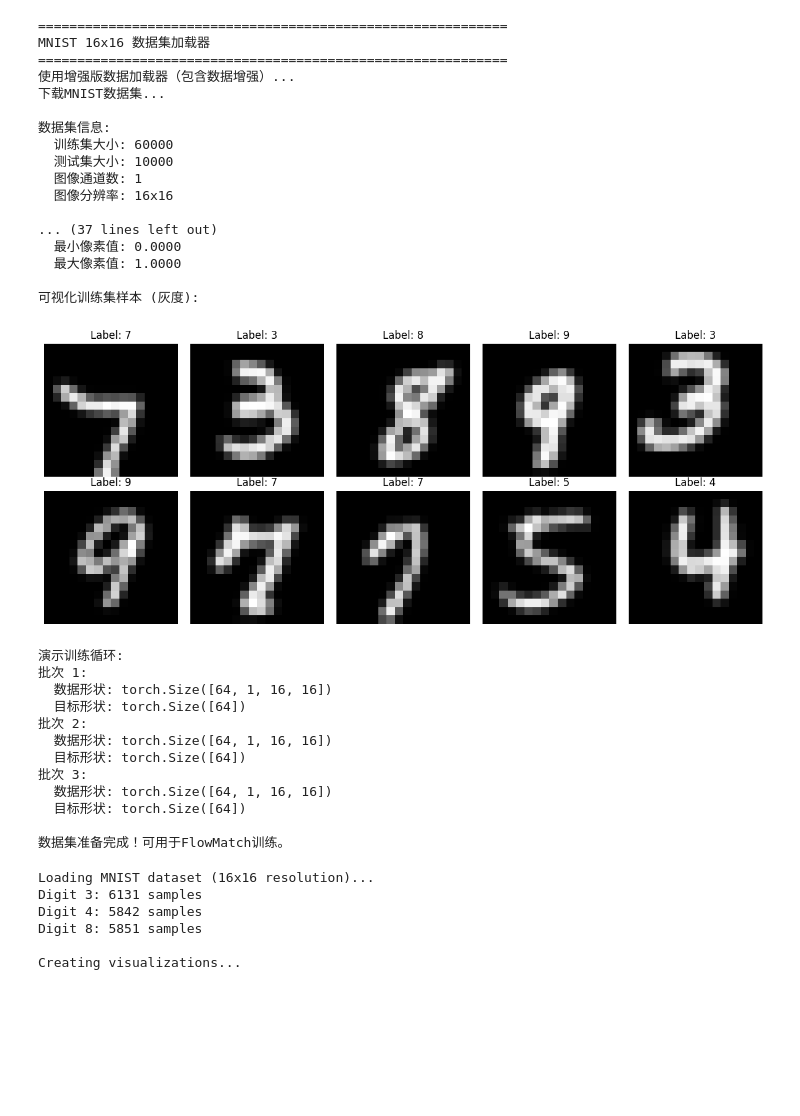
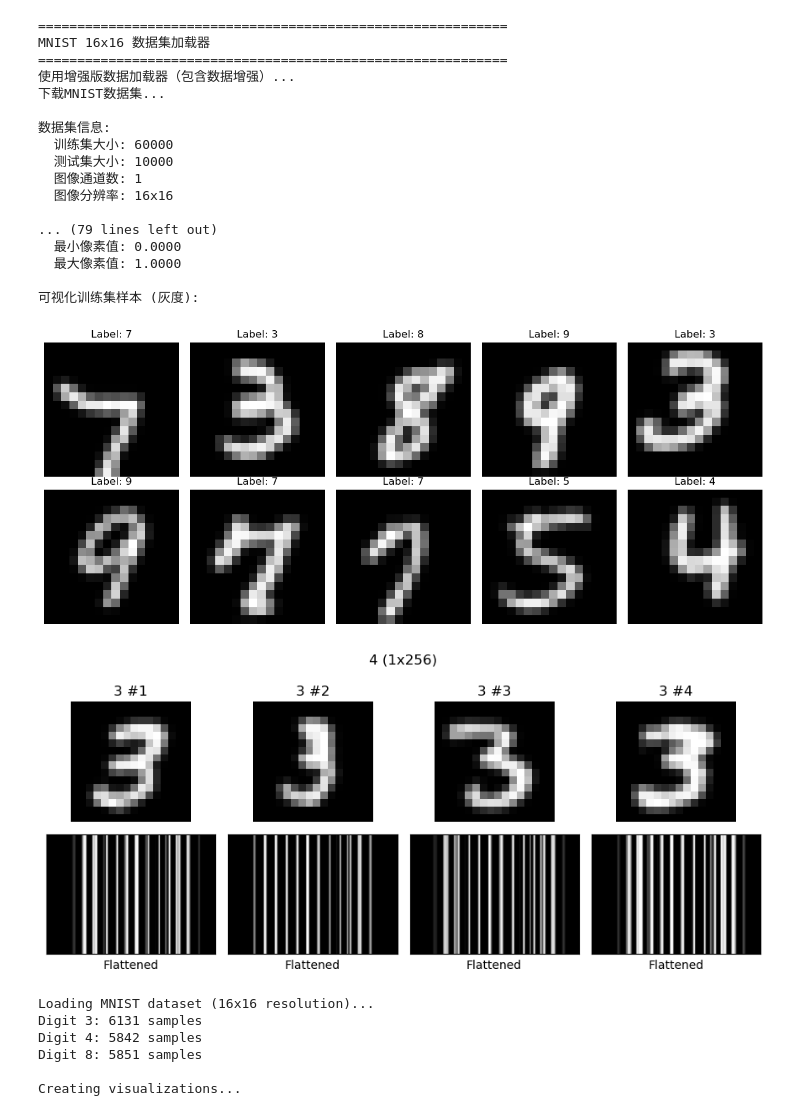
Before and after one commit to CHZarles/EmojiGenerator, a Jupyter notebook: distribution.ipynb, the cells around one changed output. Cells and saved outputs as stored; diff of their text form; code cells hidden in the pictures; blank space fills up the shorter version.

```diff
--- a/distribution.ipynb
+++ b/distribution.ipynb
@@ -228,22 +228,6 @@ if __name__ == "__main__":
     # 可视化样本
     print(f"\n可视化训练集样本 ({'RGB' if use_rgb else '灰度'}):")
     visualize_mnist_samples(train_set, num_samples=10, as_rgb=use_rgb)
-
-    # 演示如何在训练循环中使用
-    print("\n演示训练循环:")
-    for batch_idx, (data, target) in enumerate(train_loader):
-        print(f"批次 {batch_idx + 1}:")
-        print(f"  数据形状: {data.shape}")  # (batch_size, channels, 16, 16)
-        print(f"  目标形状: {target.shape}")  # (batch_size,)
-
-        # 这里可以插入你的训练代码
-        # 例如: output = model(data)
-        #       loss = criterion(output, target)
-
-        if batch_idx == 2:  # 只显示前3个批次
-            break
-
-    print("\n数据集准备完成！可用于FlowMatch训练。")
 # %% [output]
 ============================================================
 MNIST 16x16 数据集加载器
@@ -257,24 +241,55 @@ MNIST 16x16 数据集加载器
   图像通道数: 1
   图像分辨率: 16x16
 
-... (37 lines left out)
+... (79 lines left out)
   最小像素值: 0.0000
   最大像素值: 1.0000
 
 可视化训练集样本 (灰度):
 [figure]
-演示训练循环:
-批次 1:
-  数据形状: torch.Size([64, 1, 16, 16])
-  目标形状: torch.Size([64])
-批次 2:
-  数据形状: torch.Size([64, 1, 16, 16])
-  目标形状: torch.Size([64])
-批次 3:
-  数据形状: torch.Size([64, 1, 16, 16])
-  目标形状: torch.Size([64])
-
-数据集准备完成！可用于FlowMatch训练。
+# %%
+# 显示下采样后数字3的4张图片，并显示其拉直后的形式
+import torch
+import torchvision
+from torchvision import transforms
+import matplotlib.pyplot as plt
+
+# 如果前面单元还没运行，确保有 train_set
+try:
+    train_set
+except NameError:
+    transform = transforms.Compose([
+        transforms.Resize((16, 16)),
+        transforms.ToTensor(),
+    ])
+    train_set = torchvision.datasets.MNIST(root='./data', train=True, download=True, transform=transform)
+
+num_to_show = 4
+three_imgs = [img for img, label in train_set if label == 3][:num_to_show]
+
+fig, axes = plt.subplots(2, num_to_show, figsize=(num_to_show * 2.2, 4))
+for i in range(num_to_show):
+    img = three_imgs[i]
+    # 原始 16x16 图
+    if img.shape[0] == 1:
+        axes[0, i].imshow(img.squeeze().numpy(), cmap='gray')
+    else:
+        axes[0, i].imshow(img.permute(1, 2, 0).numpy())
+    axes[0, i].set_title(f'3 #{i+1}')
+    axes[0, i].axis('off')
+
+    # 拉直后的 1x256 灰度条
+    flat = img.flatten().numpy().reshape(1, -1)  # 形状 (1,256)
+    axes[1, i].imshow(flat, cmap='gray', aspect='auto')
+    axes[1, i].set_xticks([])
+    axes[1, i].set_yticks([])
+    axes[1, i].set_xlabel('Flattened')
+
+plt.suptitle('4 (1x256)')
+plt.tight_layout()
+plt.show()
+# %% [output]
+[figure, added]
 # %%
 import numpy as np
 import matplotlib.pyplot as plt
```
Also changed, not shown: 1 other file.
